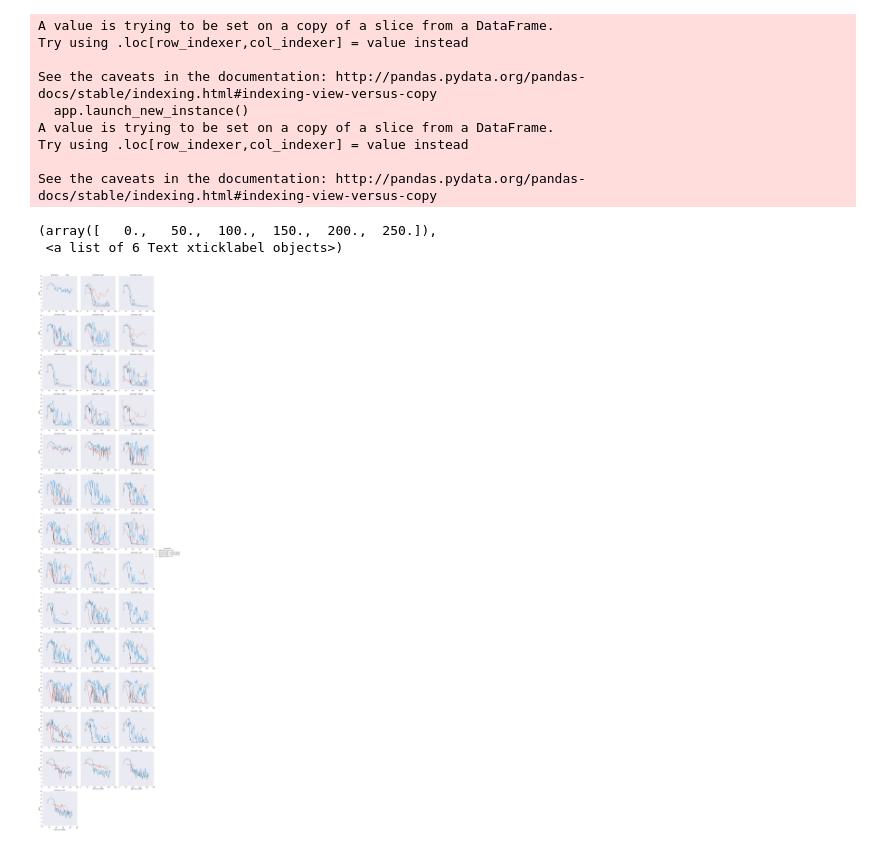
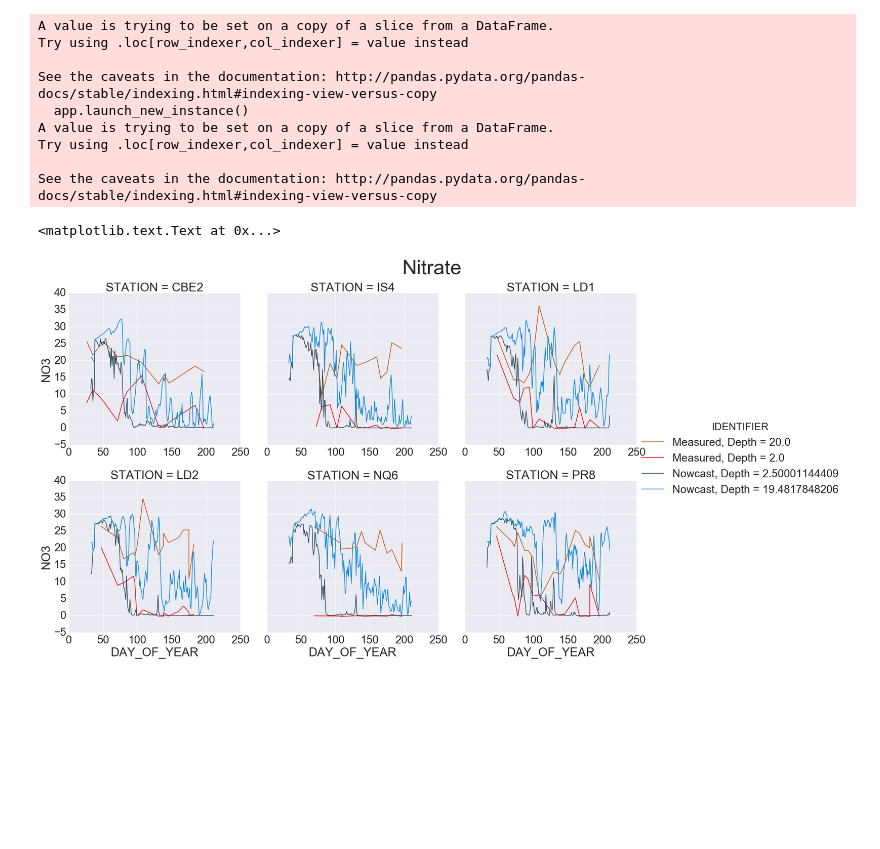
Before and after one commit to SalishSeaCast/analysis-james, a Jupyter notebook: notebooks/nowcast_nitrate_comparison.ipynb, the cells around one changed output. Drawn from its saved outputs; the diff is of its cells as text; code cells hidden in the pictures; blank space fills up the shorter version.

```diff
--- a/notebooks/nowcast_nitrate_comparison.ipynb
+++ b/notebooks/nowcast_nitrate_comparison.ipynb
@@ -162,23 +163,33 @@ nowcast_df["DAY_OF_YEAR"] = nowcast_df["DATE"].apply(lambda x: x.dayofyear)
 nowcast_df["DATA_TYPE"] = "Nowcast"
 combined = pd.concat([nitrate_df, nowcast_df.query("(DEPTH - 2.500011)**2 < 0.0001 | (DEPTH - 19.481785)**2 < 0.0001")])
 combined["IDENTIFIER"] = combined["DATA_TYPE"] + ", Depth = " + combined["DEPTH"].apply(str)
+combined.STATION = combined.STATION.apply(lambda x: x.strip())
 combined = combined.sort_values(["STATION", "DATE"])
 # %%
 # Plot nowcast and measured nitrate data against day of year
 # (simulation is for 2016 and data was collected in 2015)
 
-colors = ["burnt orange", "dark grey blue", "cerulean", "red"]
+colors = ["burnt orange","red", "dark grey blue", "cerulean",]
 cmap = sns.xkcd_palette(colors)
 #pal = dict(Lunch="seagreen", Dinner="gray")
 #g = sns.FacetGrid(tips, hue="time", palette=pal, size=5)
 
 #max(nowcast_df["DAY_OF_YEAR"])
 
-sns.set(font_scale = 2)
-fg = sns.FacetGrid(data = combined[combined["DAY_OF_YEAR"] <= max(nowcast_df["DAY_OF_YEAR"]) ], col = "STATION", col_wrap=3, hue = "IDENTIFIER", size =8, sharex = False, sharey = True, palette= cmap)
+#incomplete data
+exclude_stations = set(["CR2", "BS11", "BS9", "CBC1", "CBC3", "IS2", "LS2", "LS3", "LS5", "NQ3", "NQ5", "SN3", "SN6", "VC6", "CBW2"])
+unique_stations = set(np.unique(combined.STATION))
+
+#random_stations = random.sample(list(unique_stations - exclude_stations), 6)
+
+sns.set(font_scale = 3)
+fg = sns.FacetGrid(data = combined[(combined["DAY_OF_YEAR"] <= max(nowcast_df["DAY_OF_YEAR"])) & (combined["STATION"].isin(random_stations)) ], col = "STATION", col_wrap=3, hue = "IDENTIFIER", size =8, sharex = False, sharey = True, palette= cmap)
 fg.map(plt.plot,"DAY_OF_YEAR", "NO3").add_legend()
-plt.xticks(rotation=45)
+#plt.xticks(rotation=45)
+plt.subplots_adjust(top=0.9)
+fg.fig.suptitle("Nitrate", size = 55)
+
+#["BS1", "BS3", "BS6", "BS7", "CBC2", "CBE2", "CR2", "CR4", "CR8", "IS2", "IS3", "IS4", "LD1", "LD2", "LD3"]
 # %% [output]
-(array([   0.,   50.,  100.,  150.,  200.,  250.]),
- <a list of 6 Text xticklabel objects>)
+<matplotlib.text.Text at 0x...>
-[figure, old version]
+[figure, new version]
```
Also changed, not shown: parts of 1 cell of this notebook, 3 other files.
